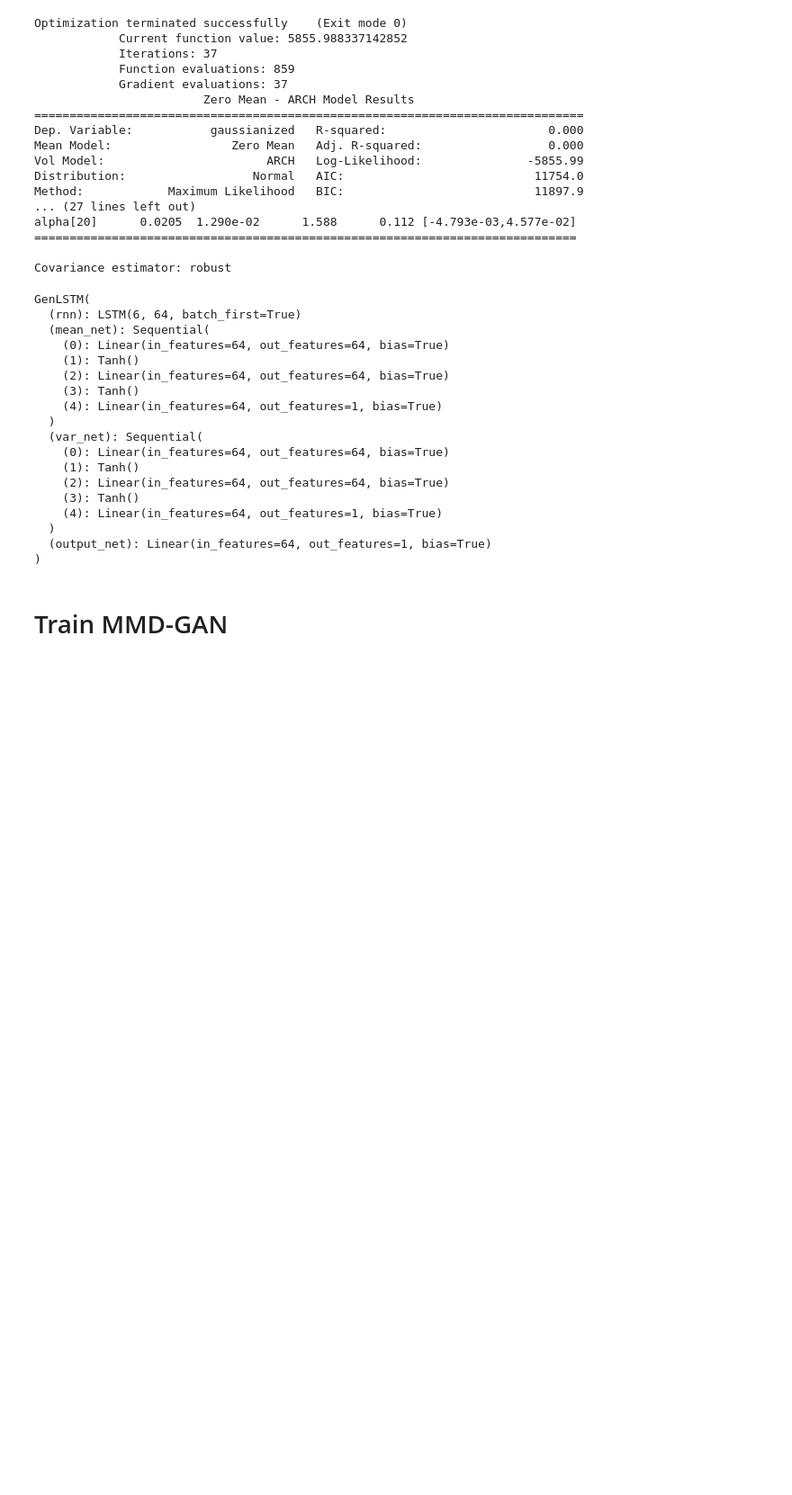
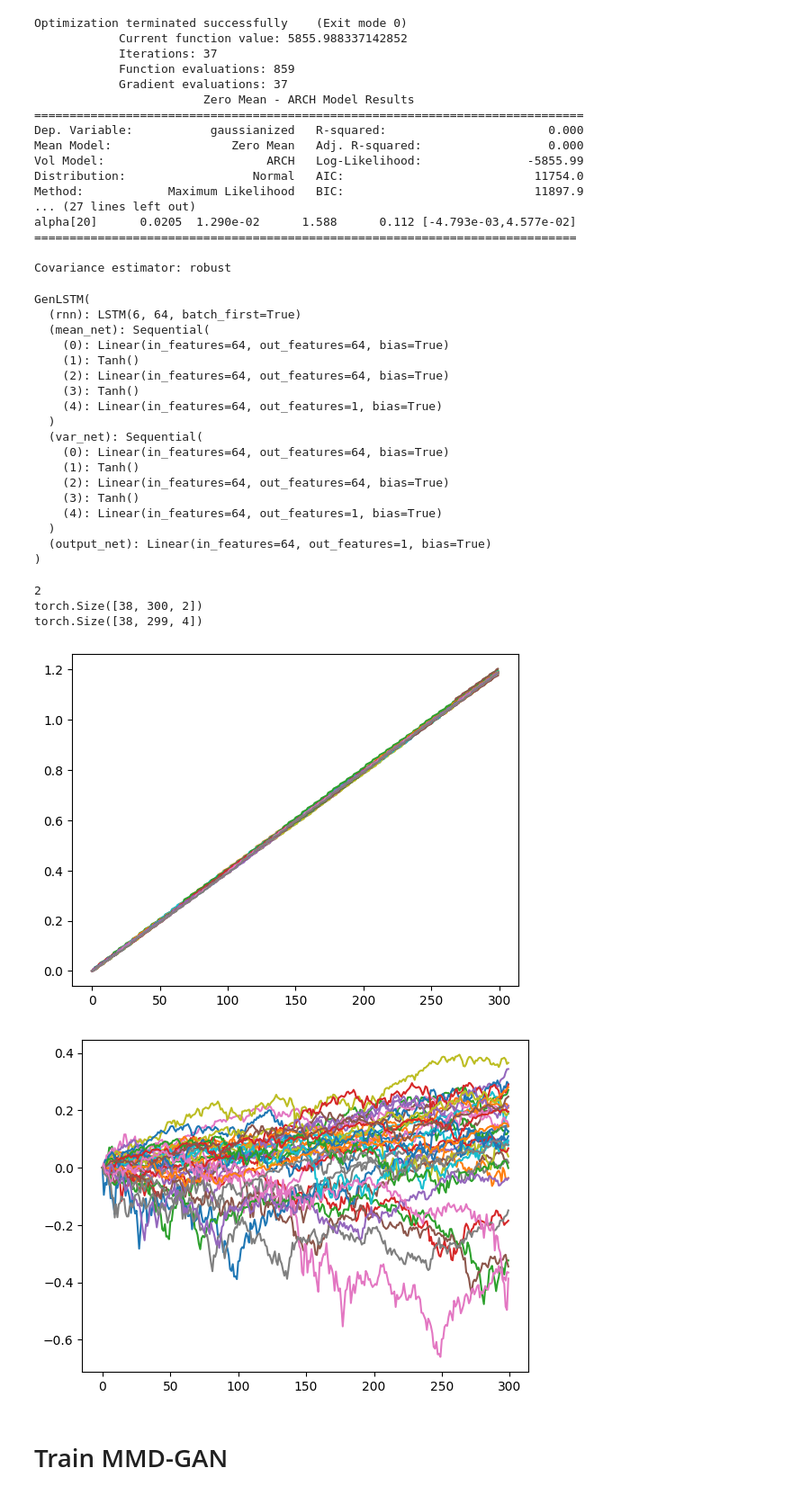
Before and after one commit to justinhou95/Generative-Model-Signature-MMD, a Jupyter notebook: train_model.ipynb, the cells around one changed output. Shown: that part at 90% size. Drawn from its saved outputs; the diff is of its cells as text; code cells hidden in the pictures; blank space fills up the shorter version.

```diff
--- a/train_model.ipynb
+++ b/train_model.ipynb
@@ -114,6 +114,23 @@ GenLSTM(
   )
   (output_net): Linear(in_features=64, out_features=1, bias=True)
 )
+# %%
+# Visualize data
+for item in dataloader:
+    print(len(item))
+    print(item[0].shape)
+    print(item[1].shape)
+    break
+plt.plot(item[0][:,:,0].T)
+plt.show()
+plt.plot(item[0][:,:,1].T)
+plt.show()
+# %% [output]
+2
+torch.Size([38, 300, 2])
+torch.Size([38, 299, 4])
+[figure, added]
+[figure, added]
 # %% [markdown]
 # Train MMD-GAN
 # %%
```
Also changed, not shown: parts of 3 cells of this notebook, 2 other files.
